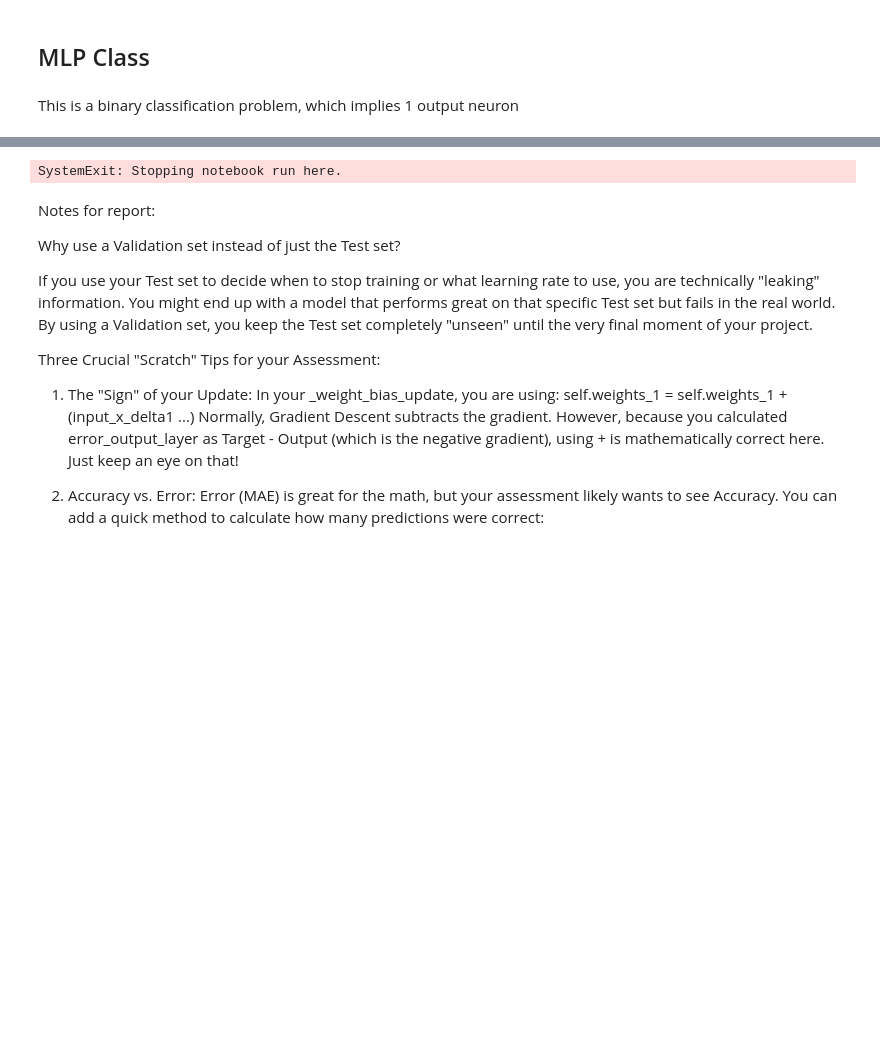
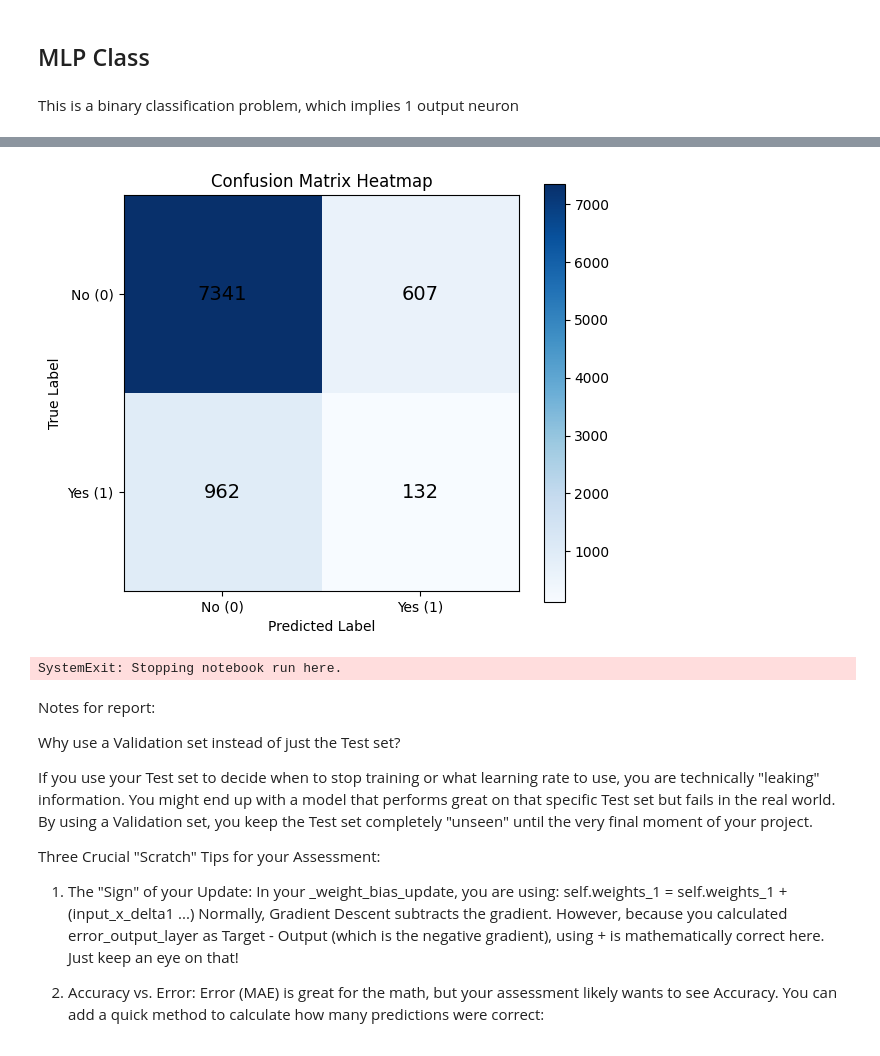
Before and after one commit to daemonchild/cardiffmet-dat6002-artificial-intelligence, a Jupyter notebook: assessment/part_2/2-From-Scratch-MLP.ipynb, the cells around one changed output, grey strips where cells are left out. Saved outputs shown, nothing was run; the diff lists cells and outputs as text; code cells hidden in the pictures; blank space fills up the shorter version.

```diff
--- a/assessment/part_2/2-From-Scratch-MLP.ipynb
+++ b/assessment/part_2/2-From-Scratch-MLP.ipynb
@@ -575,4 +599,36 @@ np.float64(87.80137137801371)
 # %%
-final_test_score = mlp.evaluate()
-print(f"Final Model Accuracy on Unseen Data: {final_test_score:.2f}%")
+results_list = []
+
+for threshold in np.arange(0, 1, 0.1):
+    r=r.round(1)
+    print_output("\nTesting with output bias threshold", threshold, colour='cyan')
+
+    # Dynamically update the model's output threshold and re-evaluate without needing to retrain
+    mlp.set_model_parameters(output_threshold=threshold)
+    matrix, accuracy = mlp._get_confusion_matrix()
+
+    # Split apart the confusion matrix values for easier access
+    tn, fp = matrix[0]
+    fn, tp = matrix[1]
+
+    # 3. Calculate Precision and Recall
+    precision = tp / (tp + fp) if (tp + fp) > 0 else 0          # handle division by zero
+    recall = tp / (tp + fn) if (tp + fn) > 0 else 0
+
+    results_list.append({
+        'Threshold': threshold,
+        'TP': tp,
+        'FP': fp,
+        'TN': tn,
+        'FN': fn,
+        'Accuracy': accuracy,
+        'Precision': precision,
+        'Recall': recall
+    })
+
+    mlp.print_confusion_matrix()
+    #mlp.plot_confusion_matrix()
+
+# Convert to DataFrame for plotting
+df_metrics = pd.DataFrame(results_list)
 # %% [output]
@@ -598,3 +680,8 @@ mlp.plot_confusion_matrix(cm)
+# %%
+mlp.set_model_parameters(output_threshold=0.19)
+mlp.plot_confusion_matrix()
+# %% [output]
+[figure, added]
 # %%
 sys.exit('Stopping notebook run here.')
 # %% [output]
```
Also changed, not shown: parts of 10 cells of this notebook, 1 other file.
